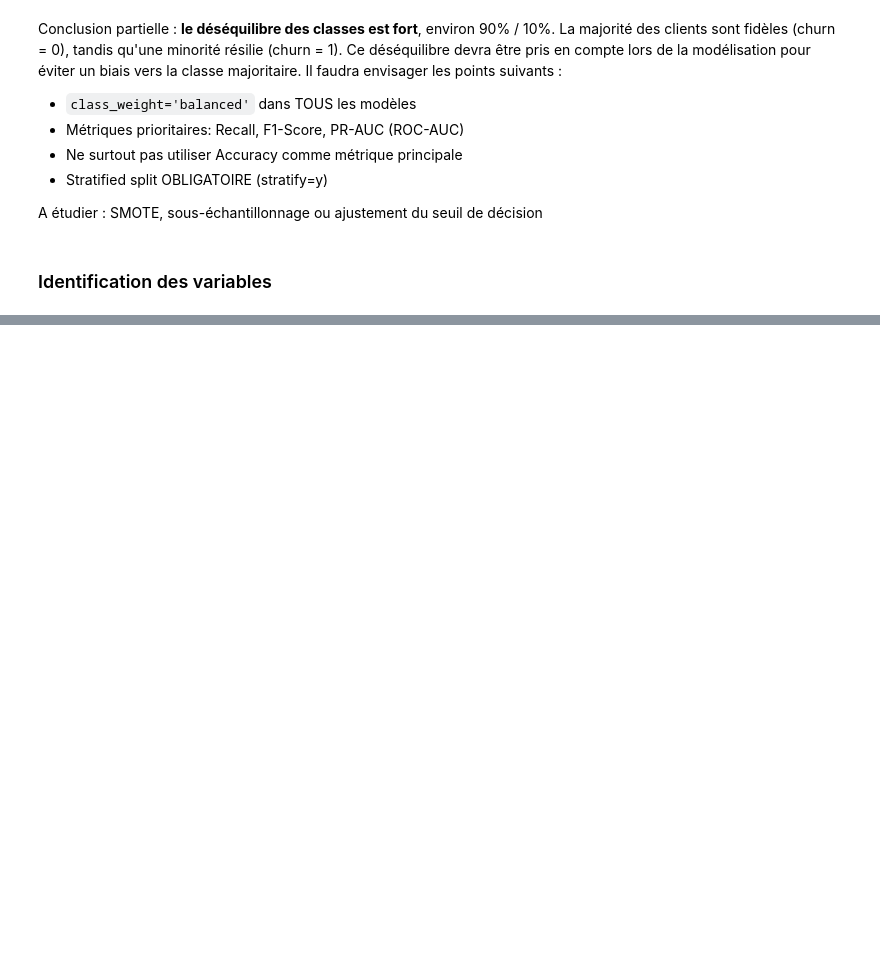
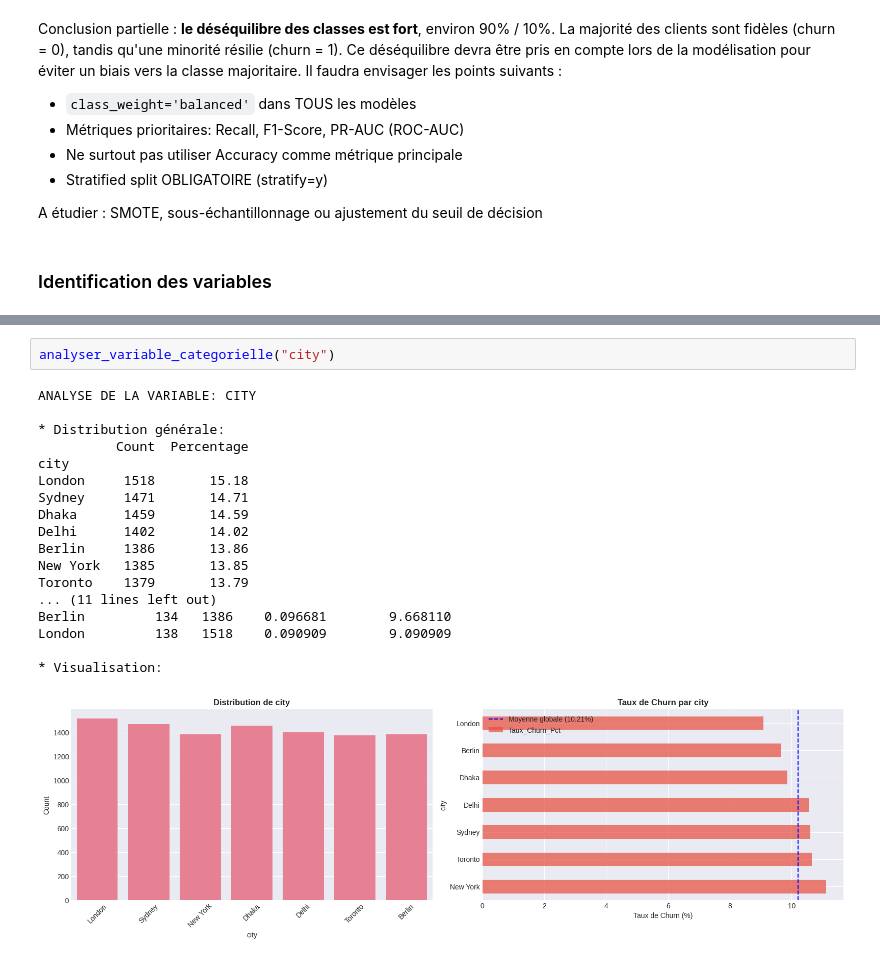
Before and after one commit to anthonybnl/soutenance_m1_data_science, a Jupyter notebook: notebooks/01_EDA.ipynb, the cells around one changed output, grey strips where cells are left out. Cells and saved outputs as stored; diff of their text form; blank space fills up the shorter version.

```diff
--- a/notebooks/01_EDA.ipynb
+++ b/notebooks/01_EDA.ipynb
@@ -241,0 +352,21 @@ plt.show()
+# %%
+analyser_variable_categorielle("city")
+# %% [output]
+ANALYSE DE LA VARIABLE: CITY
+
+* Distribution générale:
+          Count  Percentage
+city
+London     1518       15.18
+Sydney     1471       14.71
+Dhaka      1459       14.59
+Delhi      1402       14.02
+Berlin     1386       13.86
+New York   1385       13.85
+Toronto    1379       13.79
+... (11 lines left out)
+Berlin         134   1386    0.096681        9.668110
+London         138   1518    0.090909        9.090909
+
+* Visualisation:
+[figure, added]
```
Also changed, not shown: parts of 29 cells of this notebook.
